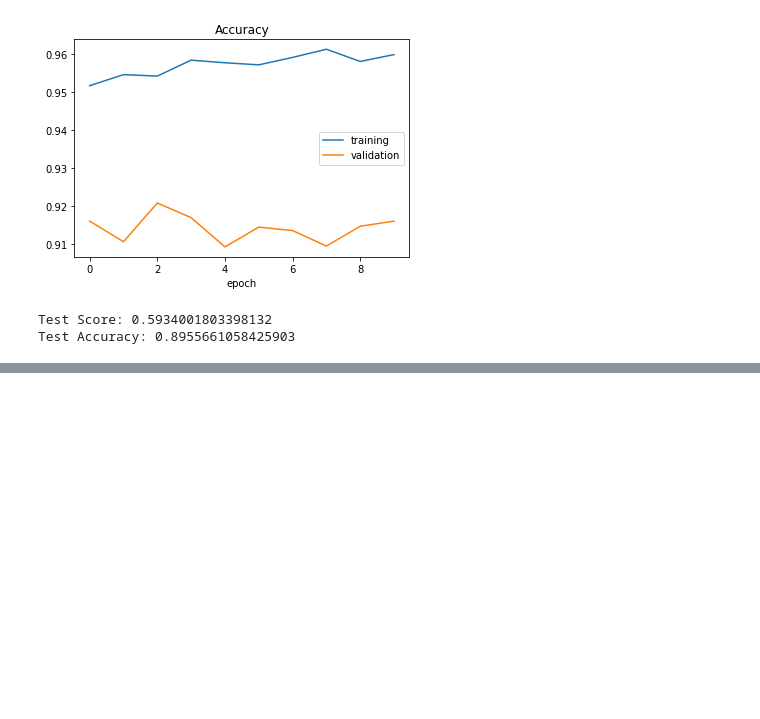
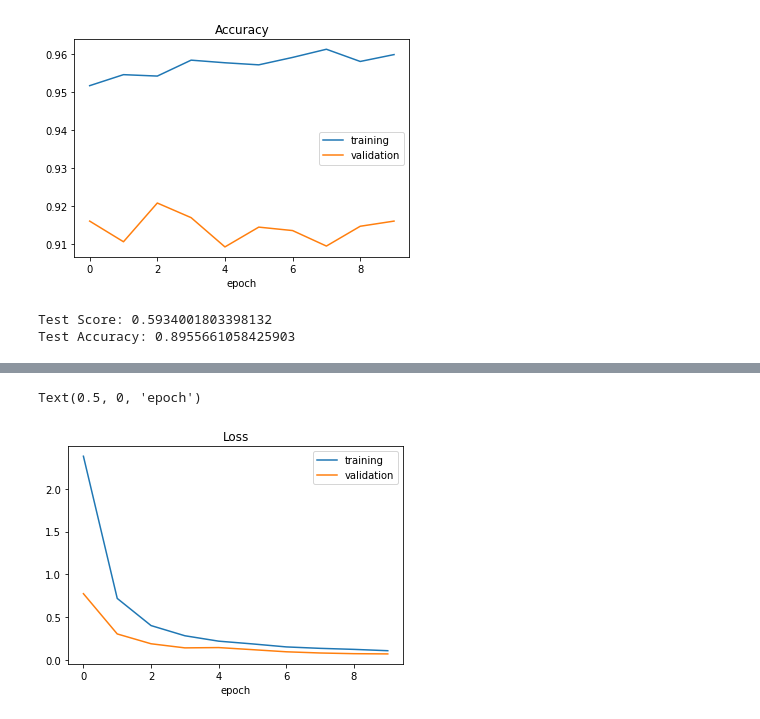
Before and after one commit to hpt1988/Applied-Deep-Learning_The-Complete-Self-Driving-Car-Course, a Jupyter notebook: traffic_signs/traffic_signs.ipynb, the cells around one changed output, grey strips where cells are left out. Saved outputs shown, nothing was run; the diff lists cells and outputs as text; code cells hidden in the pictures; blank space fills up the shorter version.

```diff
--- a/traffic_signs/traffic_signs.ipynb
+++ b/traffic_signs/traffic_signs.ipynb
@@ -412,0 +520,3 @@ We have two main issues:
+# %%
+model_fine_tune = leNet_model_fine_tune()
+print(model_fine_tune.summary())
@@ -412,0 +541,3 @@ We have two main issues:
+# %%
+# Model training and performance evaluation
+history_fine_tune = model_fine_tune.fit(X_train, y_train, epochs=10, validation_data=(X_val, y_val), batch_size=400, verbose=1, shuffle=1)
@@ -412,0 +565,11 @@ We have two main issues:
+# %%
+# Plotting data to get a visual representation of it, and analyze how the
+# network performed
+plt.plot(history_fine_tune.history['loss'])
+plt.plot(history_fine_tune.history['val_loss'])
+plt.legend(['training', 'validation'])
+plt.title('Loss')
+plt.xlabel('epoch')
+# %% [output]
+Text(0.5, 0, 'epoch')
+[figure, added]
```
Also changed, not shown: parts of 6 cells of this notebook, 11 other files.
